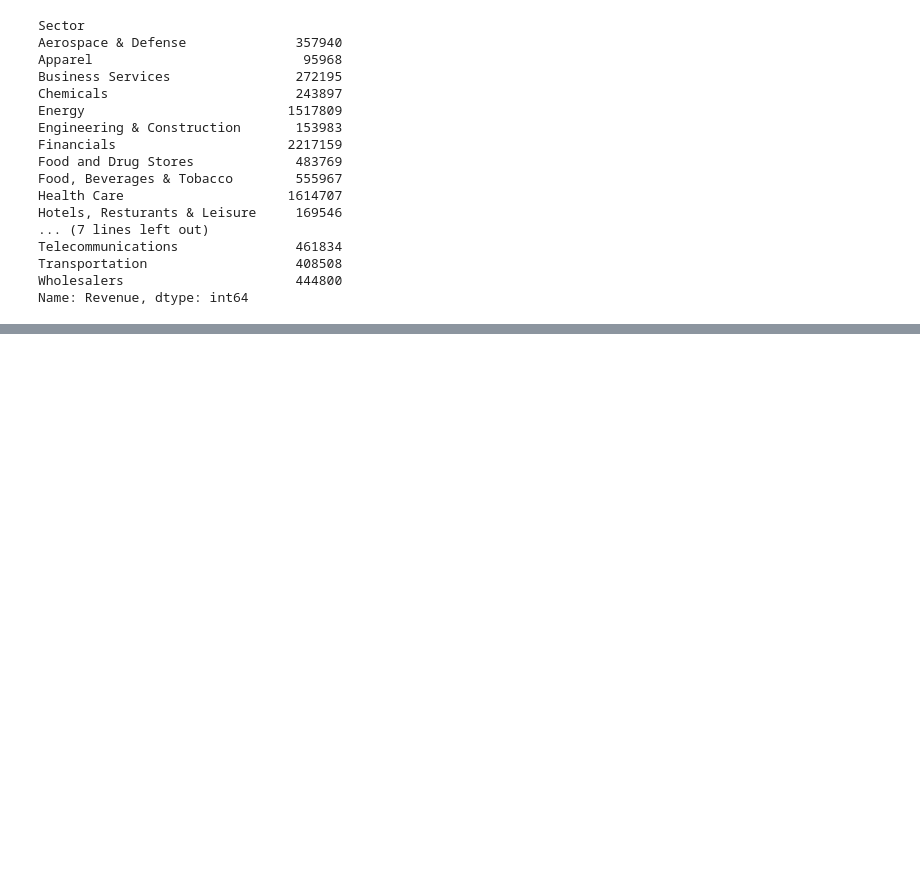
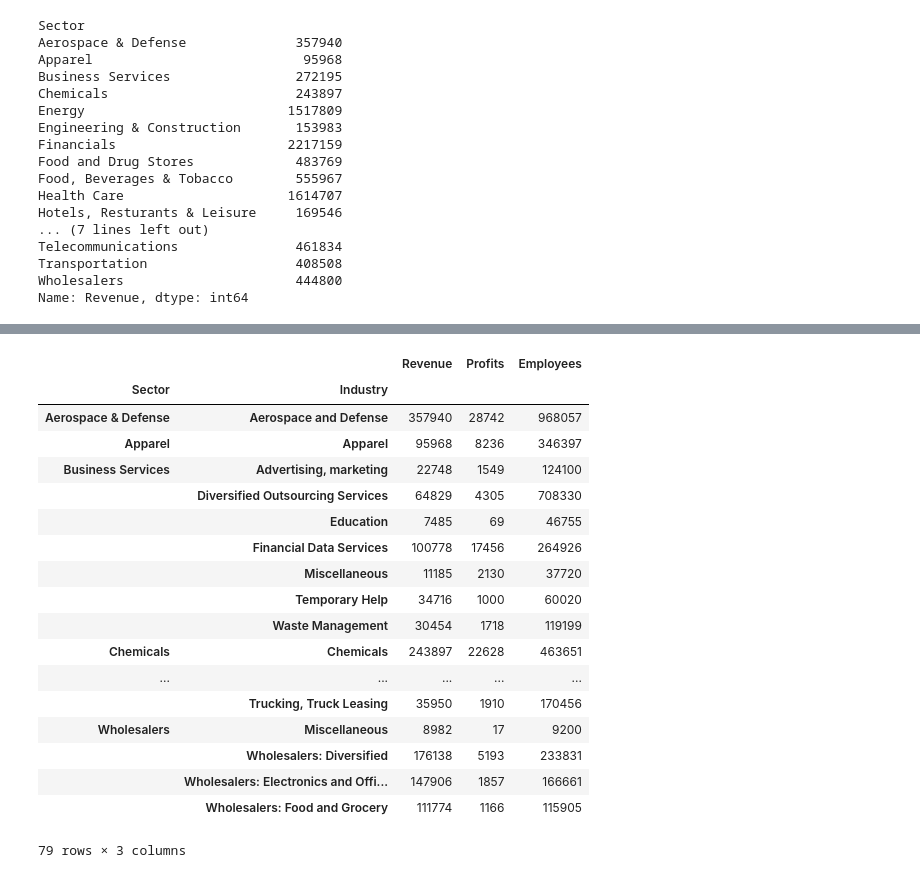
Before and after one commit to YoheiKo/DA_with_pandas_udemy, a Jupyter notebook: Groupby.ipynb, the cells around one changed output, grey strips where cells are left out. Saved outputs shown, nothing was run; the diff lists cells and outputs as text; code cells hidden in the pictures; blank space fills up the shorter version.

```diff
--- a/Groupby.ipynb
+++ b/Groupby.ipynb
@@ -336,0 +400,4 @@ Name: Revenue, dtype: int64
+# %%
+fort = pd.read_csv("fortune1000.csv", index_col = "Rank")
+sect = fort.groupby(["Sector", "Industry"])
+fort.head()
@@ -336,0 +432,22 @@ Name: Revenue, dtype: int64
+# %%
+sect.sum()
+# %% [output]
+|  |  | Revenue | Profits | Employees |
+| Sector | Industry |  |  |  |
+| Aerospace & Defense | Aerospace and Defense | 357940 | 28742 | 968057 |
+| Apparel | Apparel | 95968 | 8236 | 346397 |
+| Business Services | Advertising, marketing | 22748 | 1549 | 124100 |
+|  | Diversified Outsourcing Services | 64829 | 4305 | 708330 |
+|  | Education | 7485 | 69 | 46755 |
+|  | Financial Data Services | 100778 | 17456 | 264926 |
+|  | Miscellaneous | 11185 | 2130 | 37720 |
+|  | Temporary Help | 34716 | 1000 | 60020 |
+|  | Waste Management | 30454 | 1718 | 119199 |
+| Chemicals | Chemicals | 243897 | 22628 | 463651 |
+| ... | ... | ... | ... | ... |
+|  | Trucking, Truck Leasing | 35950 | 1910 | 170456 |
+| Wholesalers | Miscellaneous | 8982 | 17 | 9200 |
+|  | Wholesalers: Diversified | 176138 | 5193 | 233831 |
+|  | Wholesalers: Electronics and Offi... | 147906 | 1857 | 166661 |
+|  | Wholesalers: Food and Grocery | 111774 | 1166 | 115905 |
+79 rows × 3 columns
```
Also changed, not shown: parts of 25 cells of this notebook.
